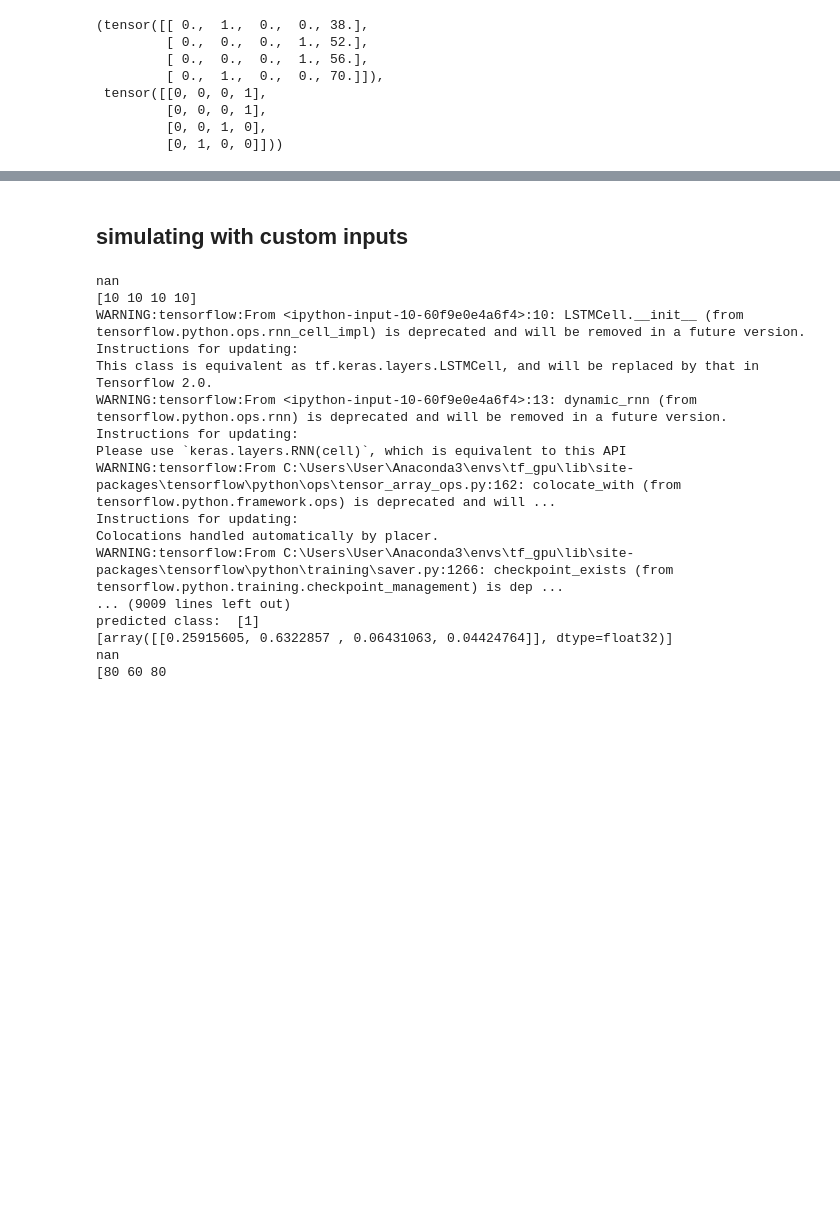
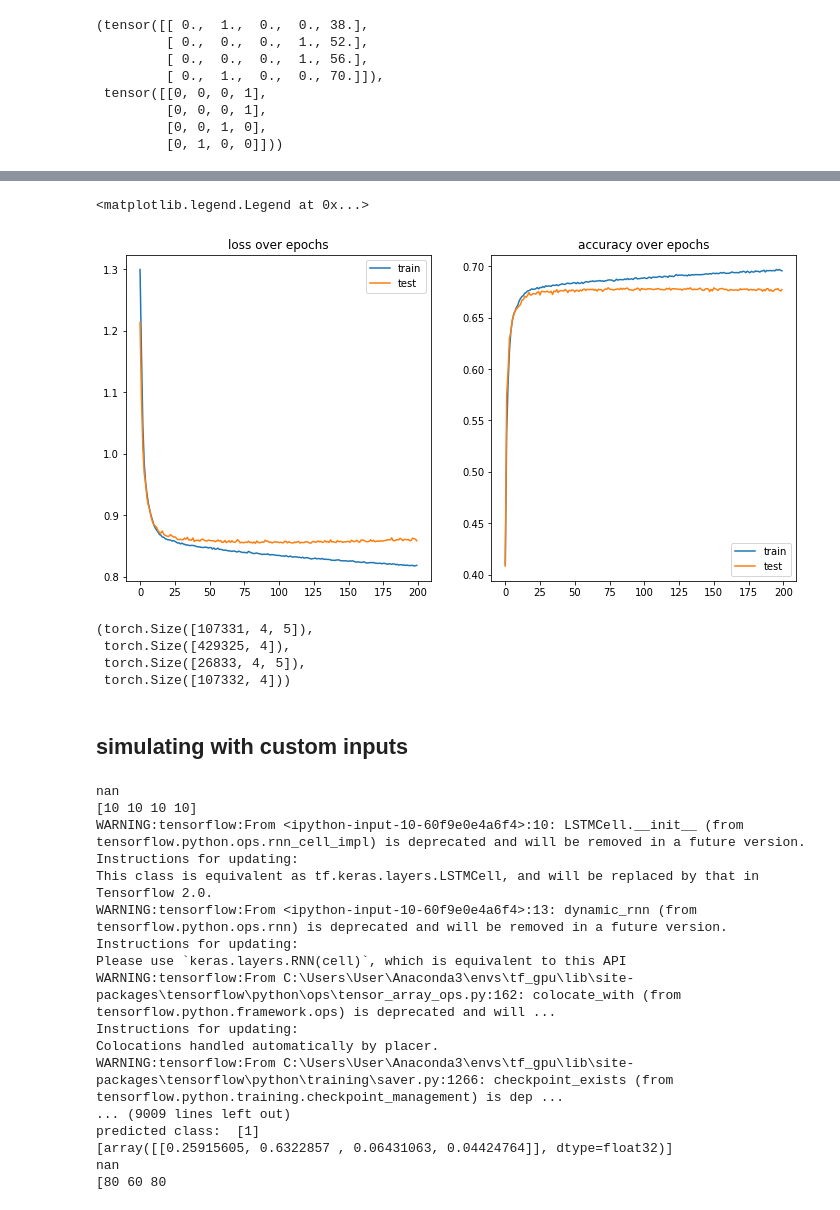
Before and after one commit to oomcth/Deep-learning-Multi-armed-bandits, a Jupyter notebook: General model training and testing with full data.ipynb, the cells around one changed output, grey strips where cells are left out. Drawn from its saved outputs; the diff is of its cells as text; code cells hidden in the pictures; blank space fills up the shorter version.

Commit message:
training + testing loop now working + added saved weights

```diff
--- a/General model training and testing with full data.ipynb
+++ b/General model training and testing with full data.ipynb
@@ -38,7 +38,7 @@ torch.manual_seed(7)
 
 NUM_LAYERS = 1
 HIDDEN_SIZE = 64
-TRAIN_EPOCHS = 300
+TRAIN_EPOCHS = 200
 
 print_iter = 50
 
@@ -211,8 +211,8 @@ Counter({2.0: 1084,
 # %% [markdown]
 ---------
 # %%
-X_train, X_test, y_train, y_test = my_train_test_split(new_X, y, seq_length, test_size=TEST_SIZE, debug_print=True)
-# X_train, X_test, y_train, y_test = train_test_split(new_X, y, test_size = 0.2, random_state = 42,shuffle=False)
+#X_train, X_test, y_train, y_test = my_train_test_split(new_X, y, seq_length, test_size=TEST_SIZE, debug_print=True)
+X_train, X_test, y_train, y_test = train_test_split(new_X, y, test_size = 0.2, random_state = 42,shuffle=False)
 
 possible_samples = int(X.shape[0] / seq_length)
 possible_samples_train = int(X_train.shape[0] / seq_length)
@@ -232,3 +232,5 @@ y_cat_test = np.reshape(y_test, (possible_labels_test, seq_length, y_test.shape[
 num_of_samples = y_cat_test.shape[0]
 X_train = torch.tensor(X_train, dtype = torch.float32)
 y_train = torch.tensor(y_train, dtype = torch.float32)
+X_test = torch.tensor(X_test, dtype = torch.float32)
+y_test = torch.tensor(y_test, dtype = torch.float32)
@@ -512,10 +298,12 @@ class SinglesModel(object):
 # %%
-def train(all_x, all_y, model_path, output_size=4, print_iter=50):
+def train(all_x_train, all_y_train, model_path, output_size=4, print_iter=50, test = False, all_x_test = None, all_y_test = None):
     # Setup data and models
-    model = Model(all_x, all_y, output_size=output_size, seq_length=TRAIN_NUM_STEPS)
+    model = Model(all_x_train, all_y_train, output_size=output_size, seq_length=TRAIN_NUM_STEPS)
 
     accs_over_epochs = []
     loss_over_epochs = []
+    loss_test_over_epochs = []
+    accs_test_over_epochs = []
     counter = 0
 
     for epoch in range(TRAIN_EPOCHS):
@@ -550,6 +338,12 @@ def train(all_x, all_y, model_path, output_size=4, print_iter=50):
             accs_over_epochs.append(np.mean(accs_over_batches))
             loss_over_epochs.append(np.mean(loss_over_batches))
 
+            if test :
+                loss_test, accuracy_test = model(all_x_test, all_y_test)
+                loss_test_over_epochs.append(loss_test)
+                accs_test_over_epochs.append(accuracy_test)
+
+
     print("---------------------------------------------------------------")
     print(f"Final Accuracy: {accs_over_epochs[-1]:.4f}")
     print(f"Average Accuracy: {np.mean(accs_over_epochs):.4f}")
@@ -560,6 +354,6 @@ def train(all_x, all_y, model_path, output_size=4, print_iter=50):
     # Save the model (if needed)
     torch.save(model.state_dict(), model_path)
 
-    return accs_over_epochs, loss_over_epochs
+    return accs_over_epochs, loss_over_epochs, loss_test_over_epochs, accs_test_over_epochs
 # %%
 def test(all_x, all_y, model_path, output_size=4, print_iter=50, print_results=True):
@@ -644,11 +414,12 @@ X_train[12, :, :], y_cat_train[12, :, :]  # la dernière ligne d'un élement de
 # %%
 ### TRAINING PART ####
 
-accuracies_per_epoch, losses_per_epoch = train(X_train, y_cat_train[:,-1,:], saved_model_dir)
-# train_results = accuracies_per_epoch, losses_per_epoch
-# with open(os.path.join(saved_model_dir, 'model_with_keras_batch{}_results.pkl'.format(TRAIN_BATCHES)), 'wb') as handle:
-#     pickle.dump(train_results, handle)
+model_path = saved_model_dir + "torch_model"
+accuracies_per_epoch, losses_per_epoch, accs_test, loss_test = train(X_train, y_cat_train[:,-1,:], model_path = model_path, test = True, \
+                                                                    all_x_test = X_test, all_y_test = y_cat_test[:,-1,:])
+train_results = accuracies_per_epoch, losses_per_epoch
+with open(os.path.join(saved_model_dir, 'model_with_torch_batch{}_results.pkl'.format(TRAIN_BATCHES)), 'wb') as handle:
+    pickle.dump(train_results, handle)
 
-# tf.reset_default_graph()
-# accuracies_test, losses_test, predictions_test, correct_predictions_test, hidden_states, logits_test, softmax_test, outputs_test = test(X_test, y_cat_test[:,-1,:],save_path)
+# accs_over_batches, losses_over_batches = test(X_test, y_cat_test[:,-1,:], model_path = model_path)
 # %% [output]
@@ -672,3 +443,23 @@ Finished epoch 55, acc 0.6846, loss 0.8439
+# %%
+fig, ax = plt.subplots(1, 2, figsize = (12, 6))
+ax[0].plot([k for k in range(200)], losses_per_epoch, label = 'train')
+ax[0].plot([k for k in range(200)], [a.detach().numpy() for a in accs_test], label = 'test')
+ax[0].set_title('loss over epochs')
+ax[0].legend()
+ax[1].plot([k for k in range(200)], accuracies_per_epoch, label = 'train')
+ax[1].plot([k for k in range(200)], loss_test, label = 'test')
+ax[1].set_title('accuracy over epochs')
+ax[1].legend()
+# %% [output]
+<matplotlib.legend.Legend at 0x...>
+[figure, added]
+# %%
+X_train.size(), y_train.size(), X_test.size(), y_test.size()
+# %% [output]
+(torch.Size([107331, 4, 5]),
+ torch.Size([429325, 4]),
+ torch.Size([26833, 4, 5]),
+ torch.Size([107332, 4]))
 # %% [markdown]
 ## simulating with custom inputs
 # %%
```
Also changed, not shown: parts of 7 cells of this notebook, 1 other file.
